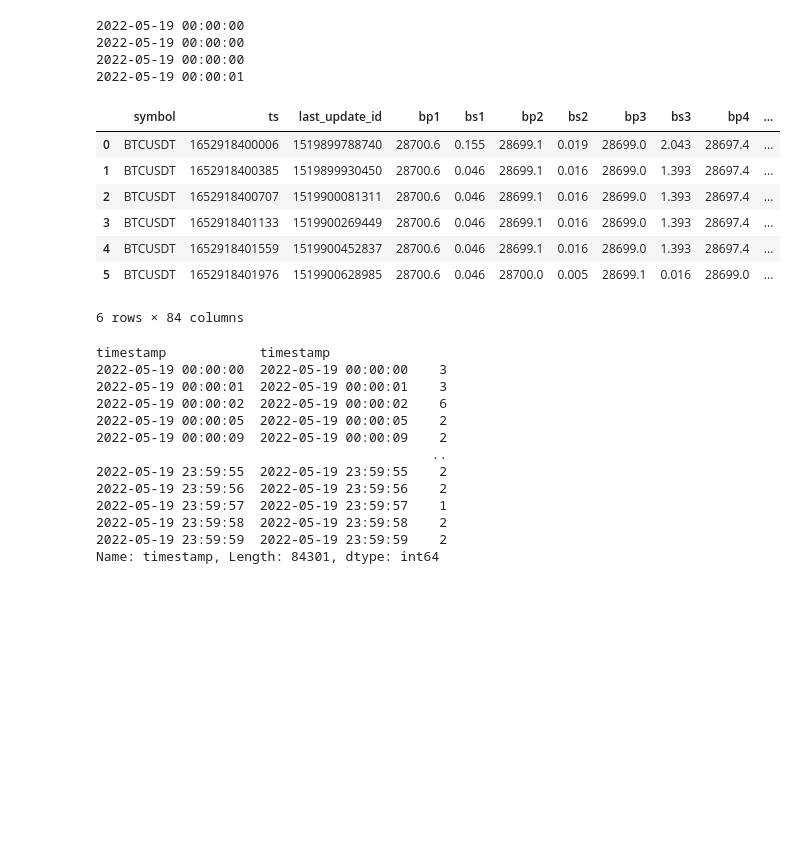
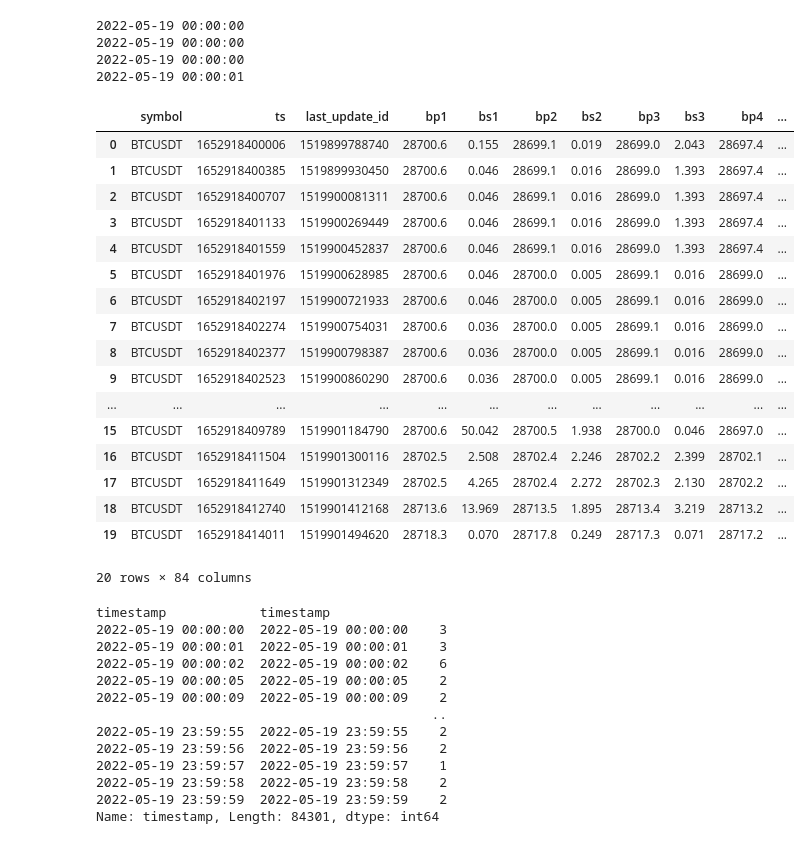
Before and after one commit to abefarkas/Thalassa_Regime_Classifier, a Jupyter notebook: notebooks/FIPM_understanding_data.ipynb, the cells around one changed output. Drawn from its saved outputs; the diff is of its cells as text; code cells hidden in the pictures; blank space fills up the shorter version.

```diff
--- a/notebooks/FIPM_understanding_data.ipynb
+++ b/notebooks/FIPM_understanding_data.ipynb
@@ -47,17 +47,27 @@ for ts in df_ob.head(4)['ts'].values:
 # %%
 unix_timestamp = lambda x: datetime.fromtimestamp(x/1000.0, tz=timezone.utc).strftime('%Y-%m-%d %H:%M:%S')
 str2date = lambda x: datetime.strptime(x, '%Y-%m-%d %H:%M:%S')
 df_ob['timestamp']=df_ob['ts'].apply(unix_timestamp).apply(str2date)
-df_ob.head(6)
+df_ob.head(20)
 # %% [output]
 |  | symbol | ts | last_update_id | bp1 | bs1 | bp2 | bs2 | bp3 | bs3 | bp4 | ... |
 | 0 | BTCUSDT | 1652918400006 | 1519899788740 | 28700.6 | 0.155 | 28699.1 | 0.019 | 28699.0 | 2.043 | 28697.4 | ... |
 | 1 | BTCUSDT | 1652918400385 | 1519899930450 | 28700.6 | 0.046 | 28699.1 | 0.016 | 28699.0 | 1.393 | 28697.4 | ... |
 | 2 | BTCUSDT | 1652918400707 | 1519900081311 | 28700.6 | 0.046 | 28699.1 | 0.016 | 28699.0 | 1.393 | 28697.4 | ... |
 | 3 | BTCUSDT | 1652918401133 | 1519900269449 | 28700.6 | 0.046 | 28699.1 | 0.016 | 28699.0 | 1.393 | 28697.4 | ... |
 | 4 | BTCUSDT | 1652918401559 | 1519900452837 | 28700.6 | 0.046 | 28699.1 | 0.016 | 28699.0 | 1.393 | 28697.4 | ... |
 | 5 | BTCUSDT | 1652918401976 | 1519900628985 | 28700.6 | 0.046 | 28700.0 | 0.005 | 28699.1 | 0.016 | 28699.0 | ... |
+| 6 | BTCUSDT | 1652918402197 | 1519900721933 | 28700.6 | 0.046 | 28700.0 | 0.005 | 28699.1 | 0.016 | 28699.0 | ... |
+| 7 | BTCUSDT | 1652918402274 | 1519900754031 | 28700.6 | 0.036 | 28700.0 | 0.005 | 28699.1 | 0.016 | 28699.0 | ... |
+| 8 | BTCUSDT | 1652918402377 | 1519900798387 | 28700.6 | 0.036 | 28700.0 | 0.005 | 28699.1 | 0.016 | 28699.0 | ... |
+| 9 | BTCUSDT | 1652918402523 | 1519900860290 | 28700.6 | 0.036 | 28700.0 | 0.005 | 28699.1 | 0.016 | 28699.0 | ... |
+| ... | ... | ... | ... | ... | ... | ... | ... | ... | ... | ... | ... |
+| 15 | BTCUSDT | 1652918409789 | 1519901184790 | 28700.6 | 50.042 | 28700.5 | 1.938 | 28700.0 | 0.046 | 28697.0 | ... |
+| 16 | BTCUSDT | 1652918411504 | 1519901300116 | 28702.5 | 2.508 | 28702.4 | 2.246 | 28702.2 | 2.399 | 28702.1 | ... |
+| 17 | BTCUSDT | 1652918411649 | 1519901312349 | 28702.5 | 4.265 | 28702.4 | 2.272 | 28702.3 | 2.130 | 28702.2 | ... |
+| 18 | BTCUSDT | 1652918412740 | 1519901412168 | 28713.6 | 13.969 | 28713.5 | 1.895 | 28713.4 | 3.219 | 28713.2 | ... |
+| 19 | BTCUSDT | 1652918414011 | 1519901494620 | 28718.3 | 0.070 | 28717.8 | 0.249 | 28717.3 | 0.071 | 28717.2 | ... |
-6 rows × 84 columns
+20 rows × 84 columns
 # %%
 df_ob.groupby(['timestamp'])['timestamp'].value_counts()
 # %% [output]
```
Also changed, not shown: parts of 2 cells of this notebook.
